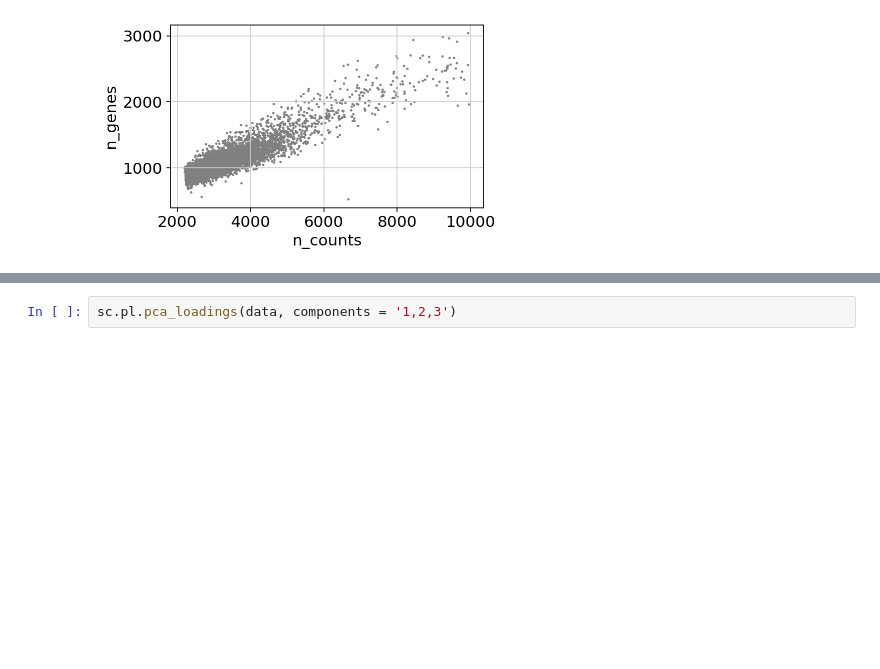
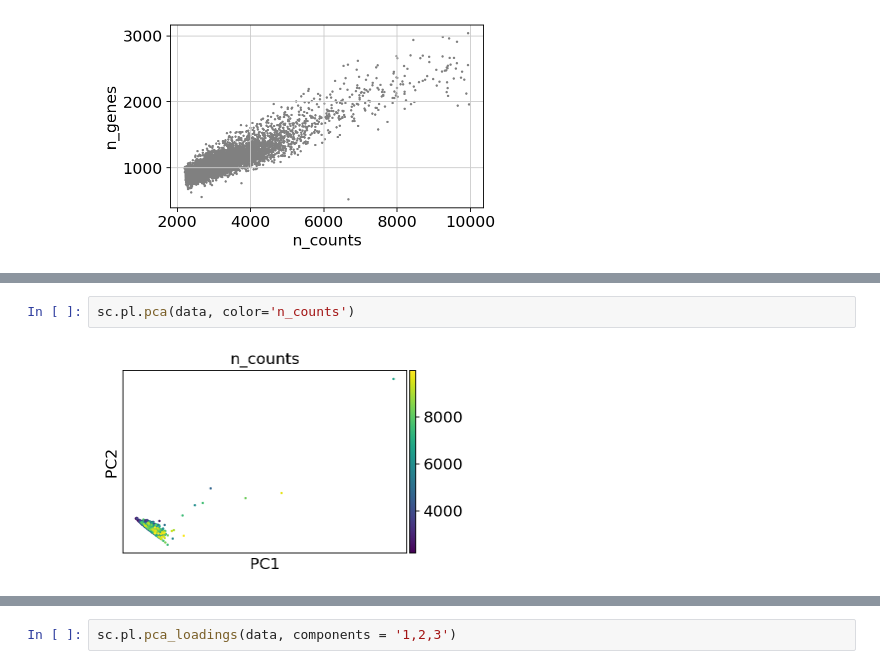
Before and after one commit to SteshinSS/NeurIPS2021, a Jupyter notebook: notebooks/EDA/adt_gex/totalVI_10x.ipynb, the cells around one changed output, grey strips where cells are left out. Saved outputs shown, nothing was run; the diff lists cells and outputs as text; blank space fills up the shorter version.

```diff
--- a/notebooks/EDA/adt_gex/totalVI_10x.ipynb
+++ b/notebooks/EDA/adt_gex/totalVI_10x.ipynb
@@ -110 +110,5 @@ computing PCA
 [figure]
+# %%
+sc.pl.pca(data, color='n_counts')
+# %% [output]
+[figure, added]
```
Also changed, not shown: parts of 9 cells of this notebook.
